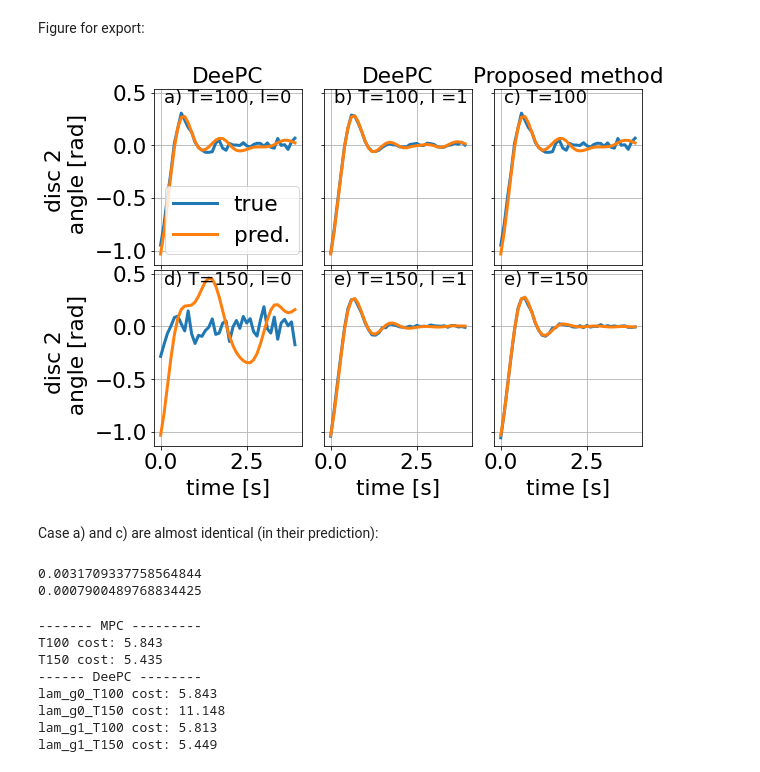
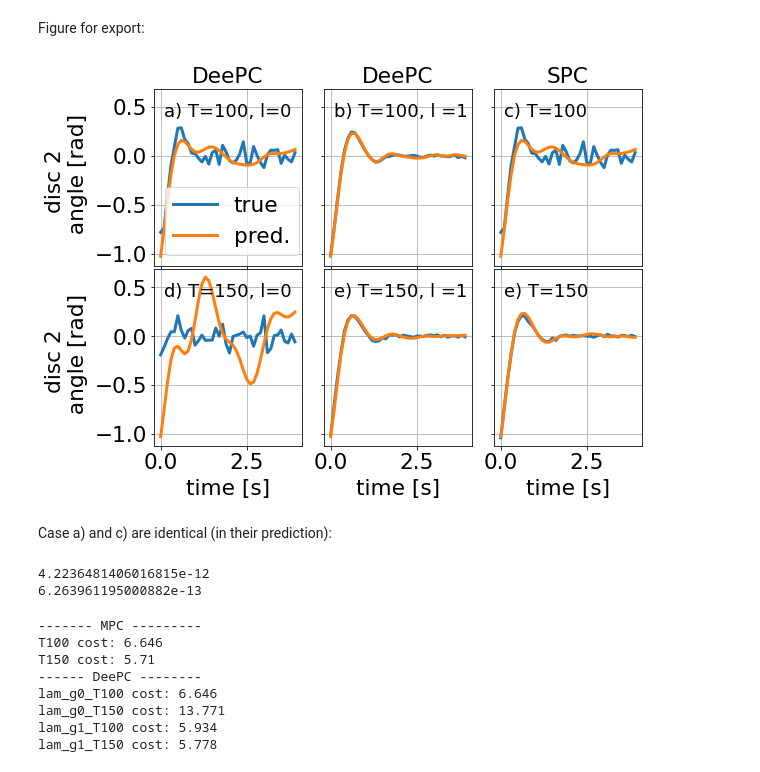
Before and after one commit to 4flixt/DeePC_Perspective, a Jupyter notebook: ECC2021/res_02_open-loop_control.ipynb, the cells around one changed output. Saved outputs shown, nothing was run; the diff lists cells and outputs as text; code cells hidden in the pictures.

```diff
--- a/ECC2021/res_02_open-loop_control.ipynb
+++ b/ECC2021/res_02_open-loop_control.ipynb
@@ -219,13 +252,15 @@ def setup_DeePC(U_L, Y_L, T):
     # Configure data
     U_Tini, U_N = np.split(U_L, [n_u*T_ini],axis=0)
     Y_Tini, Y_N = np.split(Y_L, [n_y*T_ini],axis=0)
+    M = np.concatenate((Y_Tini, U_Tini, U_N))
 
     # Define optim variables
     opt_x_dpc = struct_symMX([
     entry('g', shape=(T)),
     entry('u_N', shape=(n_u), repeat=N),
     entry('y_N', shape=(n_y), repeat=N),
-    entry('sig_y', shape=(T_ini*(n_y))),
+    entry('sig_y', shape=(n_y), repeat=T_ini),
+    entry('sig_u', shape=(n_u), repeat=T_ini)
     ])
 
     opt_p_dpc = struct_symMX([
@@ -242,19 +277,22 @@ def setup_DeePC(U_L, Y_L, T):
     for k in range(N):
         obj += sum1(opt_x_dpc['y_N',k]**2)+0.1*sum1(opt_x_dpc['u_N', k]**2)
 
-    obj += 1e4*sum1(opt_x_dpc['sig_y']**2)
+    for k in range(T_ini):
+        obj += 1e4*sum1(opt_x_dpc['sig_u',k]**2)+1e4*sum1(opt_x_dpc['sig_y',k]**2)
 
     obj += opt_p_dpc['lam_g']*sum1(opt_x_dpc['g']**2)
 
 
-    # Create the constraints
-    A = vertcat(U_Tini, U_N, Y_Tini, Y_N)
-    dy_Tini = vertcat(*opt_p_dpc['y_Tini'])+opt_x_dpc['sig_y'] # Slack variable for y.
-    b = vertcat(*opt_p_dpc['u_Tini'], *opt_x_dpc['u_N'], dy_Tini, *opt_x_dpc['y_N'])
+    # Create the constraints:
+    b = vertcat(*opt_p_dpc['y_Tini'], *opt_p_dpc['u_Tini'], DM.zeros((N*n_u,1)))
+    v = vertcat(*opt_x_dpc['sig_y'], *opt_x_dpc['sig_u'], *opt_x_dpc['u_N'])
+    y_N = vertcat(*opt_x_dpc['y_N'])
+    g = opt_x_dpc['g']
 
-    cons = A@opt_x_dpc['g']-b
-
-
+    cons = vertcat(
+        M@g-b-v,
+        Y_N@g-y_N
+    )
 
     # Create lower and upper bound structures and set all values to plus/minus infinity.
     lbx_dpc = opt_x_dpc(-np.inf)
@@ -345,5 +378,5 @@ Total number of equality constraints.................:      220
 # %%
-res_MPC = {}
+res_SPC = {}
 
 for T in T_arr:
 
@@ -363,7 +396,7 @@ for T in T_arr:
     U_L, Y_L = get_data_matrices(T, sig_w)
     _,Y_f = np.split(Y_L, [n_y*T_ini],axis=0)
 
-    S_mpc, opt_x_num, opt_p_num, lbx, ubx = setup_MPC(U_L,Y_L)
+    S_mpc, opt_x_num, opt_p_num, lbx, ubx = setup_SPC(U_L,Y_L)
 
     opt_p_num['y_Tini'] = vertsplit(y_ini)
     opt_p_num['u_Tini'] = vertsplit(u_ini)
@@ -379,5 +412,5 @@ for T in T_arr:
         cost.append(.1*u0.T@u0+y0.T@y0)
 
 
-    res_MPC['T{}'.format(T)] = {'time':sys.time[n_exc:], 'u':sys.u[n_exc:], 'y_true':sys.y[n_exc:], 'y_pred': y_pred, 'cost': np.concatenate(cost)}
+    res_SPC['T{}'.format(T)] = {'time':sys.time[n_exc:], 'u':sys.u[n_exc:], 'y_true':sys.y[n_exc:], 'y_pred': y_pred, 'cost': np.concatenate(cost)}
 # %% [output]
@@ -408,7 +441,7 @@ Figure for export:
 fig, ax = plt.subplots(2,3,figsize=(8,6),sharex=True, sharey=True)
 ax[0,0].set_title('DeePC')
 ax[0,1].set_title('DeePC')
-ax[0,2].set_title('Proposed method')
+ax[0,2].set_title('SPC')
 
 t = np.arange(40)*0.1
 line_1 = ax[0,0].plot(t,res_DeePC['lam_g0_T100']['y_pred'][:,1])
@@ -418,49 +451,49 @@ ax[0,0].legend(line_1+line_2,['true','pred.'])
 ax[1,0].plot(t,res_DeePC['lam_g0_T150']['y_pred'][:,1])
 ax[1,0].plot(t,res_DeePC['lam_g0_T150']['y_true'][:,1])
 
 ax[0,1].plot(t,res_DeePC['lam_g1_T100']['y_pred'][:,1])
 ax[0,1].plot(t,res_DeePC['lam_g1_T100']['y_true'][:,1])
 
 ax[1,1].plot(t,res_DeePC['lam_g1_T150']['y_pred'][:,1])
 ax[1,1].plot(t,res_DeePC['lam_g1_T150']['y_true'][:,1])
 
 
-ax[0,2].plot(t,res_MPC['T100']['y_pred'][:,1])
-ax[0,2].plot(t,res_MPC['T100']['y_true'][:,1])
+ax[0,2].plot(t,res_SPC['T100']['y_pred'][:,1])
+ax[0,2].plot(t,res_SPC['T100']['y_true'][:,1])
 
-ax[1,2].plot(t,res_MPC['T150']['y_pred'][:,1])
-ax[1,2].plot(t,res_MPC['T150']['y_true'][:,1])
+ax[1,2].plot(t,res_SPC['T150']['y_pred'][:,1])
+ax[1,2].plot(t,res_SPC['T150']['y_true'][:,1])
 
 ax[0,0].set_ylabel('disc 2 \n angle [rad]')
 ax[1,0].set_ylabel('disc 2 \n angle [rad]')
 
 ax[1,0].set_xlabel('time [s]')
 ax[1,1].set_xlabel('time [s]')
 ax[1,2].set_xlabel('time [s]')
 
 ax[0,0].text(0.1,0.4, 'a) T=100, l=0', horizontalalignment='left', fontsize=18)
 ax[1,0].text(0.1,0.4, 'd) T=150, l=0', horizontalalignment='left', fontsize=18)
 
 ax[0,1].text(0.1,0.4, 'b) T=100, l =1', horizontalalignment='left', fontsize=18)
 ax[1,1].text(0.1,0.4, 'e) T=150, l =1', horizontalalignment='left', fontsize=18)
 
 ax[0,2].text(0.1,0.4, 'c) T=100', horizontalalignment='left', fontsize=18)
 ax[1,2].text(0.1,0.4, 'e) T=150', horizontalalignment='left', fontsize=18)
 
 fig.tight_layout(pad=0)
 # %% [output]
-[figure, old version]
+[figure, new version]
 # %% [markdown]
-Case a) and c) are almost identical (in their prediction):
+Case a) and c) are identical (in their prediction):
 # %%
-print(np.linalg.norm(res_DeePC['lam_g0_T100']['y_pred']-res_MPC['T100']['y_pred']))
-print(np.linalg.norm(res_DeePC['lam_g0_T100']['cost']-res_MPC['T100']['cost']))
+print(np.linalg.norm(res_DeePC['lam_g0_T100']['y_pred']-res_SPC['T100']['y_pred']))
+print(np.linalg.norm(res_DeePC['lam_g0_T100']['cost']-res_SPC['T100']['cost']))
 # %% [output]
-0.0031709337758564844
-0.0007900489768834425
+4.2236481406016815e-12
+6.263961195000882e-13
 # %%
 print('------- MPC ---------')
-for name_i, res_i in res_MPC.items():
+for name_i, res_i in res_SPC.items():
     print('{} cost: {}'.format(name_i, np.round(np.sum(res_i['cost']),3)))
 
 print('------ DeePC --------')
@@ -468,10 +501,10 @@ for name_i, res_i in res_DeePC.items():
     print('{} cost: {}'.format(name_i, np.round(np.sum(res_i['cost']),3)))
 # %% [output]
 ------- MPC ---------
-T100 cost: 5.843
-T150 cost: 5.435
+T100 cost: 6.646
+T150 cost: 5.71
 ------ DeePC --------
-lam_g0_T100 cost: 5.843
-lam_g0_T150 cost: 11.148
-lam_g1_T100 cost: 5.813
-lam_g1_T150 cost: 5.449
+lam_g0_T100 cost: 6.646
+lam_g0_T150 cost: 13.771
+lam_g1_T100 cost: 5.934
+lam_g1_T150 cost: 5.778
```
Also changed, not shown: parts of 13 cells of this notebook, 2 other files.
